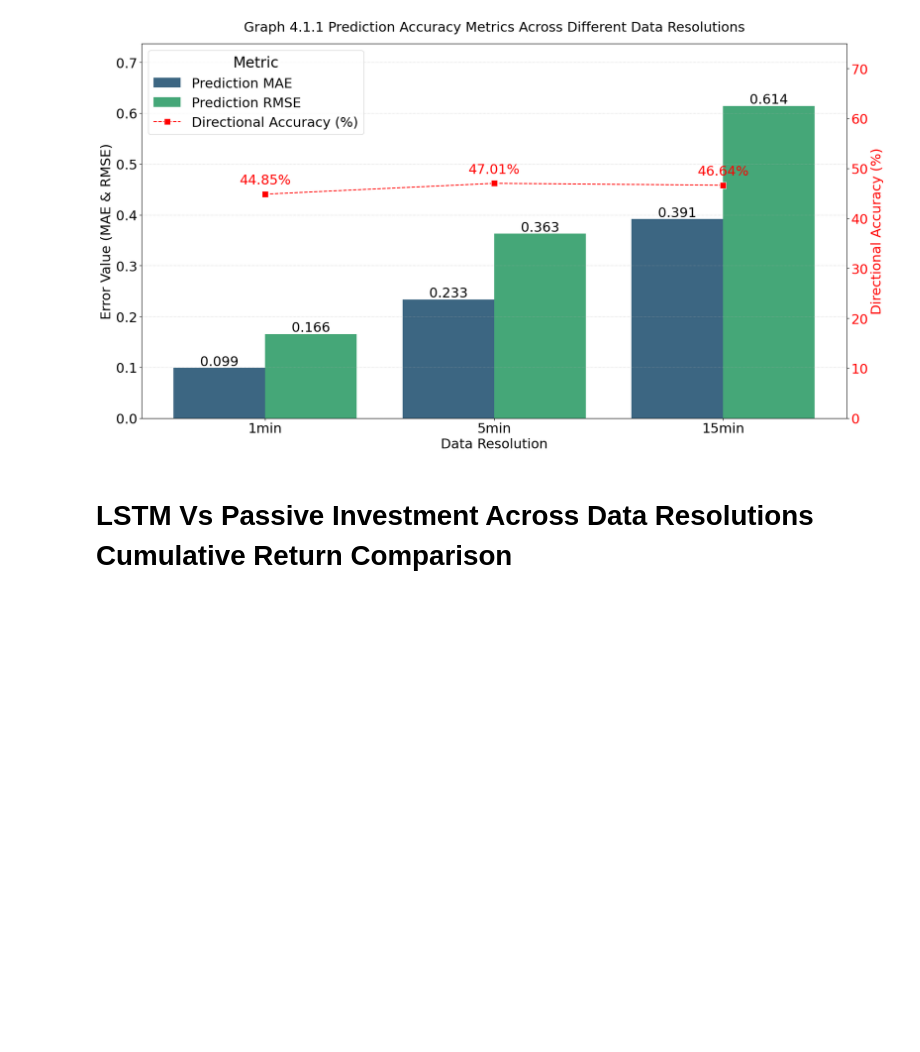
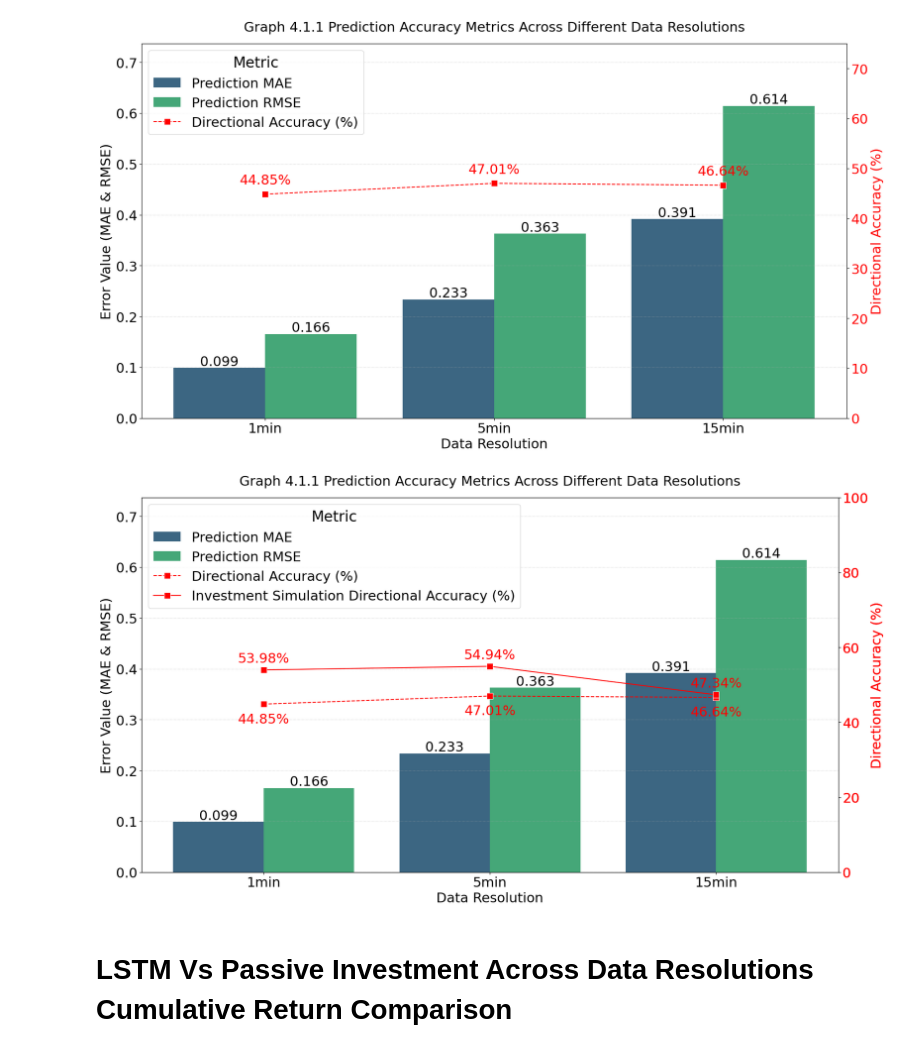
Before and after one commit to yossibatash/tau-final-project, a Jupyter notebook: Final_Report.ipynb, the cells around one changed output. Drawn from its saved outputs; the diff is of its cells as text; code cells hidden in the pictures; blank space fills up the shorter version.

```diff
--- a/Final_Report.ipynb
+++ b/Final_Report.ipynb
@@ -234,6 +288,30 @@ plot_3_axes_graph(PALETTE = 'viridis',
                  )
 # %% [output]
 [figure]
+# %%
+plot_3_axes_graph(PALETTE = 'viridis',
+                  bars_coulmns = ['Prediction_Accuracy_MAE', 'Prediction_Accuracy_RMSE'],
+                  X = 'Data_Resolution',
+                  Y = 'Error Value (MAE & RMSE)',
+                  Y2 = 'Prediction_Accuracy_Directional_Accuracy',
+                  combined_legend_label='Directional Accuracy (%)',
+                  color_='red',
+                  y2_metric_suffix="%",
+
+                  title_ = 'Graph 4.1.1 Prediction Accuracy Metrics Across Different Data Resolutions',
+                  y2_lim_ = (0, 100),
+                  y1_metric_suffix="",
+                  plot_legend_loc='upper left',
+                  rename_columns={"Prediction_Accuracy_MAE":"Prediction MAE","Prediction_Accuracy_RMSE":"Prediction RMSE"},
+
+                  Y3 = 'Trading_Simulation_Simulation_Directional_Accuracy',
+                  y3_combined_legend_label='Investment Simulation Directional Accuracy (%)',
+                  y3_color_='red',
+                  y3_metric_suffix="%",
+                  label_offset=-5
+                 )
+# %% [output]
+[figure, added]
 # %% [markdown]
 # LSTM Vs Passive Investment Across Data Resolutions Cumulative Return Comparison
 # %%
```
Also changed, not shown: parts of 3 cells of this notebook, 3 other files.
